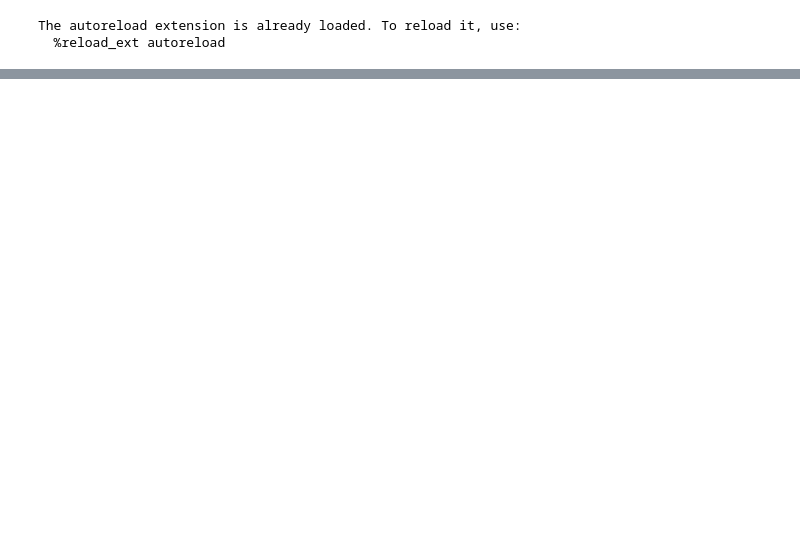
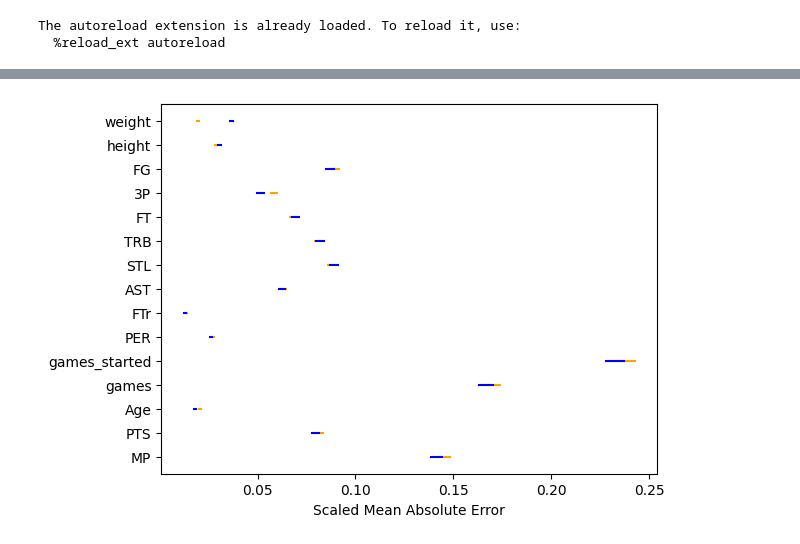
Before and after one commit to RiyaAg/EECS-545---Predicting-NBA-Player-s-Salary, a Jupyter notebook: models/salary_prediction_nn.ipynb, the cells around one changed output, grey strips where cells are left out. Drawn from its saved outputs; the diff is of its cells as text; code cells hidden in the pictures; blank space fills up the shorter version.

```diff
--- a/models/salary_prediction_nn.ipynb
+++ b/models/salary_prediction_nn.ipynb
@@ -35,2 +246,14 @@ nba = nba.drop(P_NAME, axis=1)
+# %%
+
+plot_intervals(base_vals, base_interval, base_feats, color='orange')
+plotset = plot_intervals(ext_vals, ext_interval, base_feats)
+
+
+plt.yticks(range(len(plotset)),list(plotset['category']))
+plt.xlabel('Scaled Mean Absolute Error')
+plt.title('95% Confidence Intervals of Scaled Mean Absolute Error for Each Base Feature')
+plt.show()
+# %% [output]
+[figure, added]
 # %%
 
```
Also changed, not shown: parts of 16 cells of this notebook.
